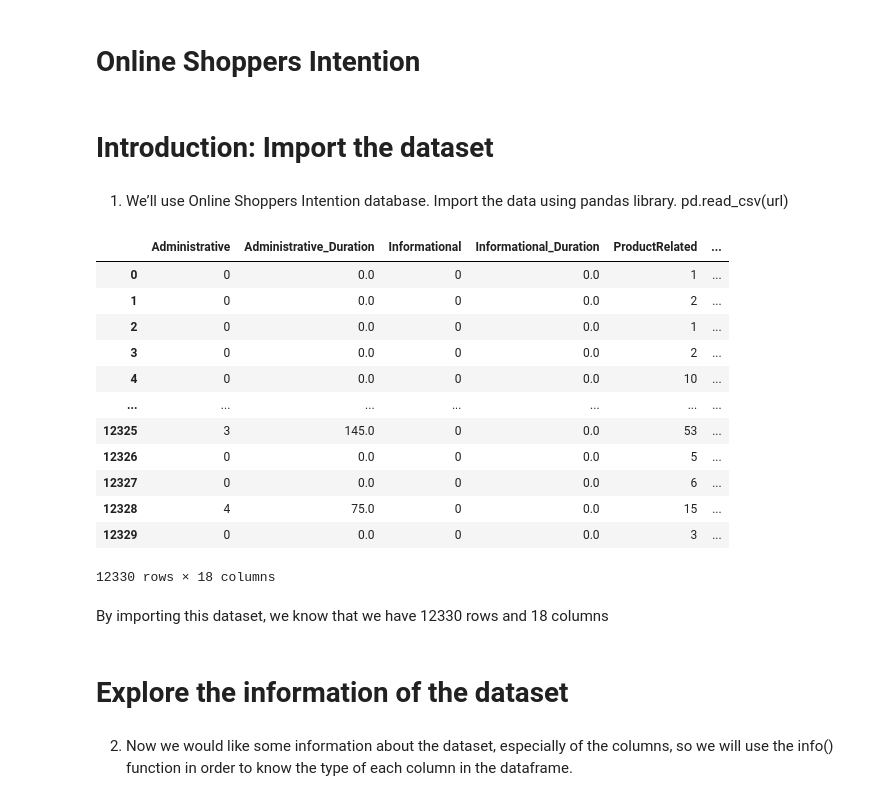
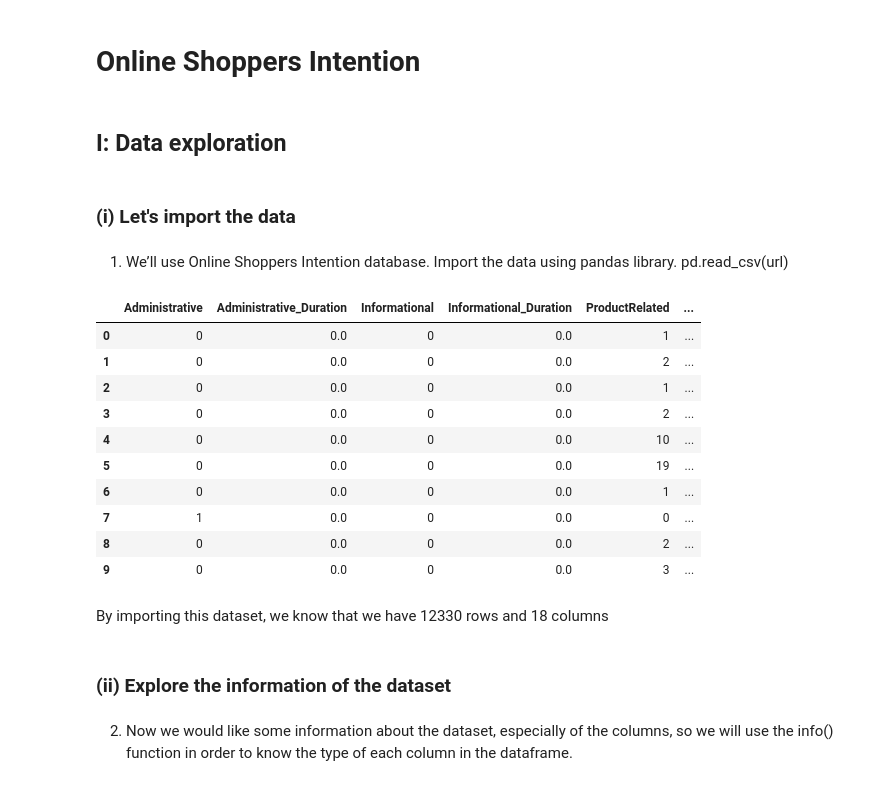
Before and after one commit to Saru99034/Python-Project-A4-DIA, a Jupyter notebook: Python Project Sarujan DENSON - Ahmed MAALOUL - Martin PUJOL.ipynb, the cells around one changed output. Cells and saved outputs as stored; diff of their text form; code cells hidden in the pictures.

```diff
--- a/Python Project Sarujan DENSON - Ahmed MAALOUL - Martin PUJOL.ipynb
+++ b/Python Project Sarujan DENSON - Ahmed MAALOUL - Martin PUJOL.ipynb
@@ -1,32 +1,32 @@
 # %% [markdown]
 # Online Shoppers Intention
-# %% [markdown]
-# Introduction: Import the dataset
+# %% [markdown]
+## I: Data exploration
+# %% [markdown]
+### (i) Let's import the data
 # %% [markdown]
 1) We’ll use Online Shoppers Intention database. Import the data using pandas library. pd.read_csv(url)
 # %%
 import pandas as pd
 
 dataset=pd.read_csv('online_shoppers_intention.csv')
-dataset
+dataset.head(10)
 # %% [output]
 |  | Administrative | Administrative_Duration | Informational | Informational_Duration | ProductRelated | ... |
 | 0 | 0 | 0.0 | 0 | 0.0 | 1 | ... |
 | 1 | 0 | 0.0 | 0 | 0.0 | 2 | ... |
 | 2 | 0 | 0.0 | 0 | 0.0 | 1 | ... |
 | 3 | 0 | 0.0 | 0 | 0.0 | 2 | ... |
 | 4 | 0 | 0.0 | 0 | 0.0 | 10 | ... |
-| ... | ... | ... | ... | ... | ... | ... |
-| 12325 | 3 | 145.0 | 0 | 0.0 | 53 | ... |
-| 12326 | 0 | 0.0 | 0 | 0.0 | 5 | ... |
-| 12327 | 0 | 0.0 | 0 | 0.0 | 6 | ... |
-| 12328 | 4 | 75.0 | 0 | 0.0 | 15 | ... |
-| 12329 | 0 | 0.0 | 0 | 0.0 | 3 | ... |
+| 5 | 0 | 0.0 | 0 | 0.0 | 19 | ... |
+| 6 | 0 | 0.0 | 0 | 0.0 | 1 | ... |
+| 7 | 1 | 0.0 | 0 | 0.0 | 0 | ... |
+| 8 | 0 | 0.0 | 0 | 0.0 | 2 | ... |
+| 9 | 0 | 0.0 | 0 | 0.0 | 3 | ... |
-12330 rows × 18 columns
 # %% [markdown]
 By importing this dataset, we know that we have 12330 rows and 18 columns
 # %% [markdown]
-# Explore the information of the dataset
+### (ii) Explore the information of the dataset
 # %% [markdown]
 2) Now we would like some information about the dataset, especially of the columns, so we will use the info() function in order to know the type of each column in the dataframe.
 # %%
```
Also changed, not shown: parts of 38 cells of this notebook.
